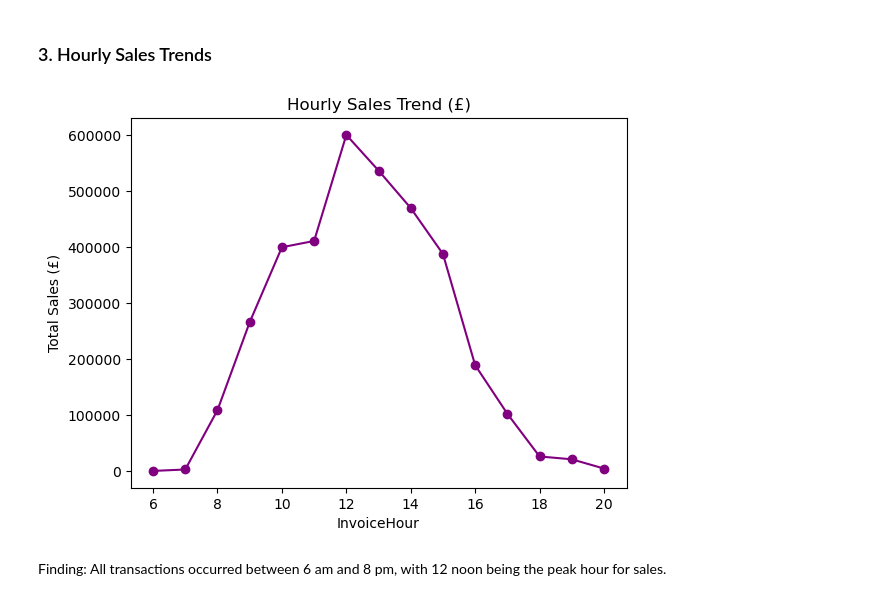
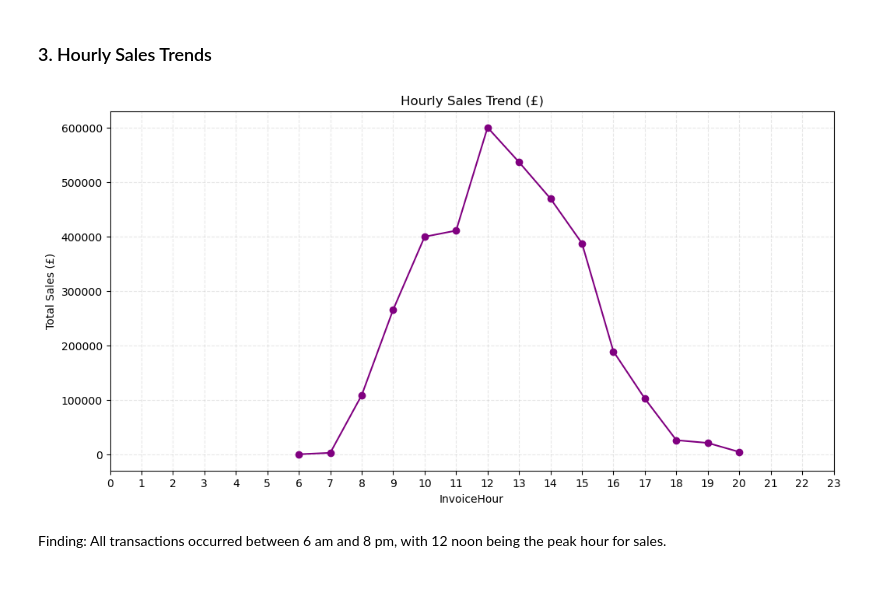
Before and after one commit to Godwin-Oti/UK-Based-Online-Retail-Analytics, a Jupyter notebook: Data_Prep_&_EDA.ipynb, the cells around one changed output. Saved outputs shown, nothing was run; the diff lists cells and outputs as text; code cells hidden in the pictures.

```diff
--- a/Data_Prep_&_EDA.ipynb
+++ b/Data_Prep_&_EDA.ipynb
@@ -410,14 +424,17 @@ Recommendation: Promotions or discounts can be targeted for the first week of th
 # %%
 
 # Hourly sales trend
+plt.figure(figsize=(12, 6))  # Increase figure size (width, height)
 InvoiceHourly_sales = online_retail_cleaned_no_cancellations_no_outliers.groupby('InvoiceHour')['Sales(£)'].sum()
 InvoiceHourly_sales.plot(kind='line', marker='o', color='purple')
 plt.title("Hourly Sales Trend (£)")
 plt.ylabel("Total Sales (£)")
 plt.xlabel("InvoiceHour")
+plt.xticks(ticks=range(24))  # Set ticks for all hours 0-23
+plt.grid("both", linestyle='--', alpha=0.3)  # Optional: Add grid for clarity
 plt.show()
 # %% [output]
-[figure, old version]
+[figure, new version]
 # %% [markdown]
 Finding: All transactions occurred between 6 am and 8 pm, with 12 noon being the peak hour for sales.
 # %% [markdown]
```
Also changed, not shown: parts of 14 cells of this notebook, 2 other files.
